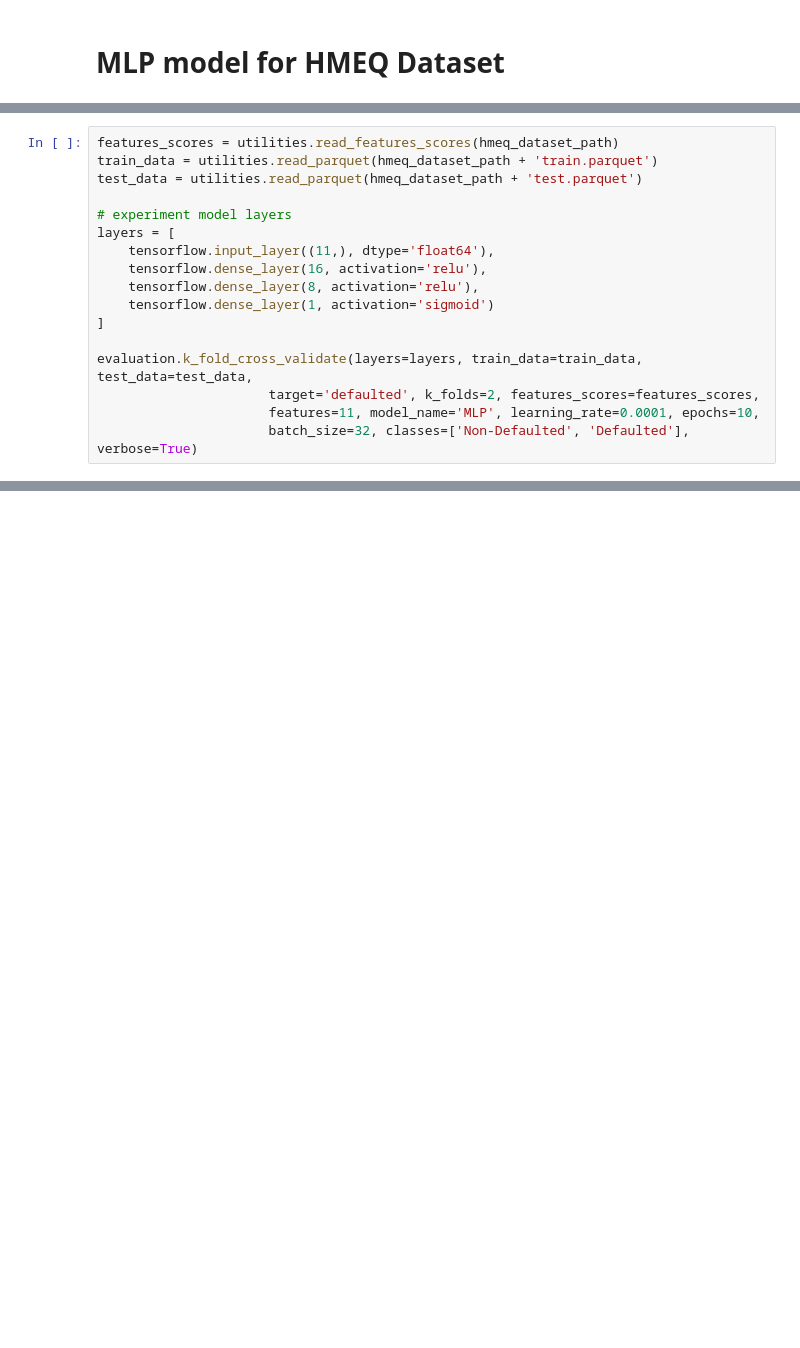
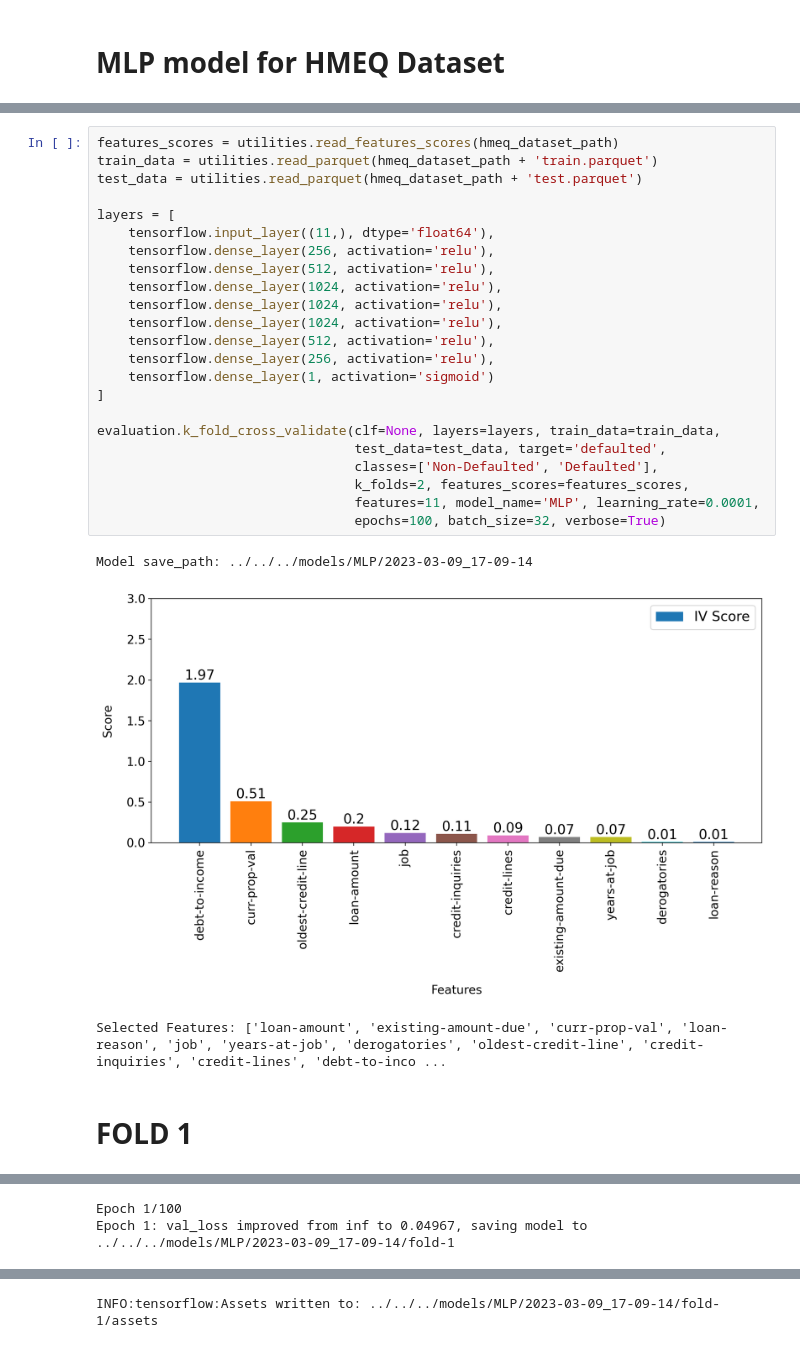
Before and after one commit to MarcoParola/credit_scoring_benchmark, a Jupyter notebook: notebooks/deep-learning/mlp/hmeq.ipynb, the cells around one changed output, grey strips where cells are left out. Saved outputs shown, nothing was run; the diff lists cells and outputs as text; blank space fills up the shorter version.

Commit message:
Implement k-fold cross validation for machine learning models.

```diff
--- a/notebooks/deep-learning/mlp/hmeq.ipynb
+++ b/notebooks/deep-learning/mlp/hmeq.ipynb
@@ -11,17 +15,28 @@ IndentationError: unexpected indent (evaluation.py, line 294)
 # %%
 features_scores = utilities.read_features_scores(hmeq_dataset_path)
 train_data = utilities.read_parquet(hmeq_dataset_path + 'train.parquet')
 test_data = utilities.read_parquet(hmeq_dataset_path + 'test.parquet')
 
-# experiment model layers
 layers = [
     tensorflow.input_layer((11,), dtype='float64'),
-    tensorflow.dense_layer(16, activation='relu'),
-    tensorflow.dense_layer(8, activation='relu'),
+    tensorflow.dense_layer(256, activation='relu'),
+    tensorflow.dense_layer(512, activation='relu'),
+    tensorflow.dense_layer(1024, activation='relu'),
+    tensorflow.dense_layer(1024, activation='relu'),
+    tensorflow.dense_layer(1024, activation='relu'),
+    tensorflow.dense_layer(512, activation='relu'),
+    tensorflow.dense_layer(256, activation='relu'),
     tensorflow.dense_layer(1, activation='sigmoid')
 ]
 
-evaluation.k_fold_cross_validate(layers=layers, train_data=train_data, test_data=test_data,
-                      target='defaulted', k_folds=2, features_scores=features_scores,
-                      features=11, model_name='MLP', learning_rate=0.0001, epochs=10,
-                      batch_size=32, classes=['Non-Defaulted', 'Defaulted'], verbose=True)
+evaluation.k_fold_cross_validate(clf=None, layers=layers, train_data=train_data,
+                                 test_data=test_data, target='defaulted',
+                                 classes=['Non-Defaulted', 'Defaulted'],
+                                 k_folds=2, features_scores=features_scores,
+                                 features=11, model_name='MLP', learning_rate=0.0001,
+                                 epochs=100, batch_size=32, verbose=True)
+# %% [output]
+Model save_path: ../../../models/MLP/2023-03-09_17-09-14
+[figure, added]
+Selected Features: ['loan-amount', 'existing-amount-due', 'curr-prop-val', 'loan-reason', 'job', 'years-at-job', 'derogatories', 'oldest-credit-line', 'credit-inquiries', 'credit-lines', 'debt-to-inco ...
+# **FOLD 1**
@@ -27,0 +65,2 @@ evaluation.k_fold_cross_validate(layers=layers, train_data=train_data, test_data
+Epoch 1/100
+Epoch 1: val_loss improved from inf to 0.04967, saving model to ../../../models/MLP/2023-03-09_17-09-14/fold-1
@@ -27,0 +68 @@ evaluation.k_fold_cross_validate(layers=layers, train_data=train_data, test_data
+INFO:tensorflow:Assets written to: ../../../models/MLP/2023-03-09_17-09-14/fold-1/assets
```
Also changed, not shown: parts of 2 cells of this notebook, 2 other files.
